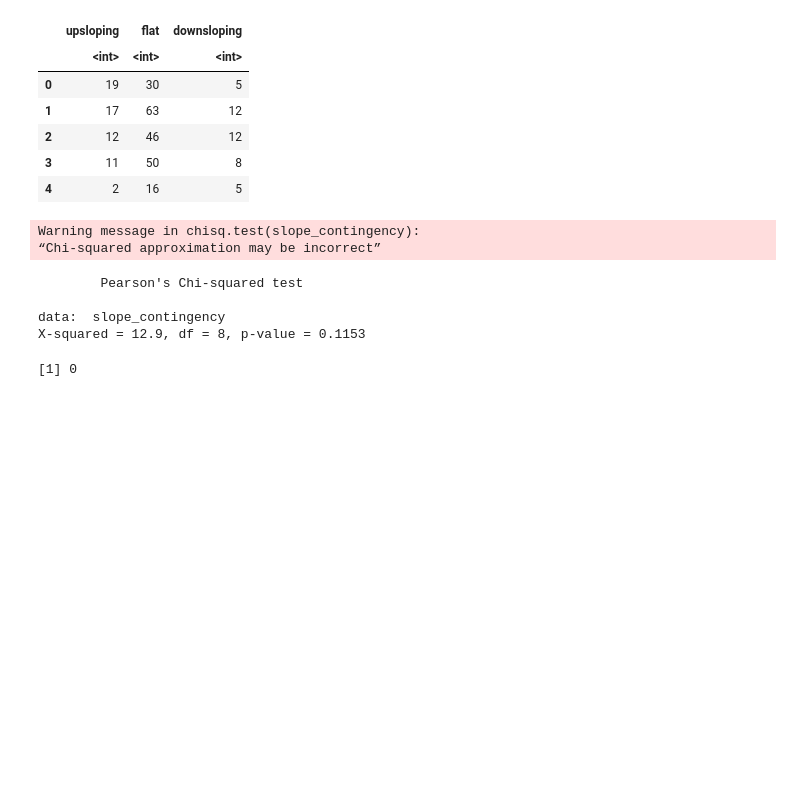
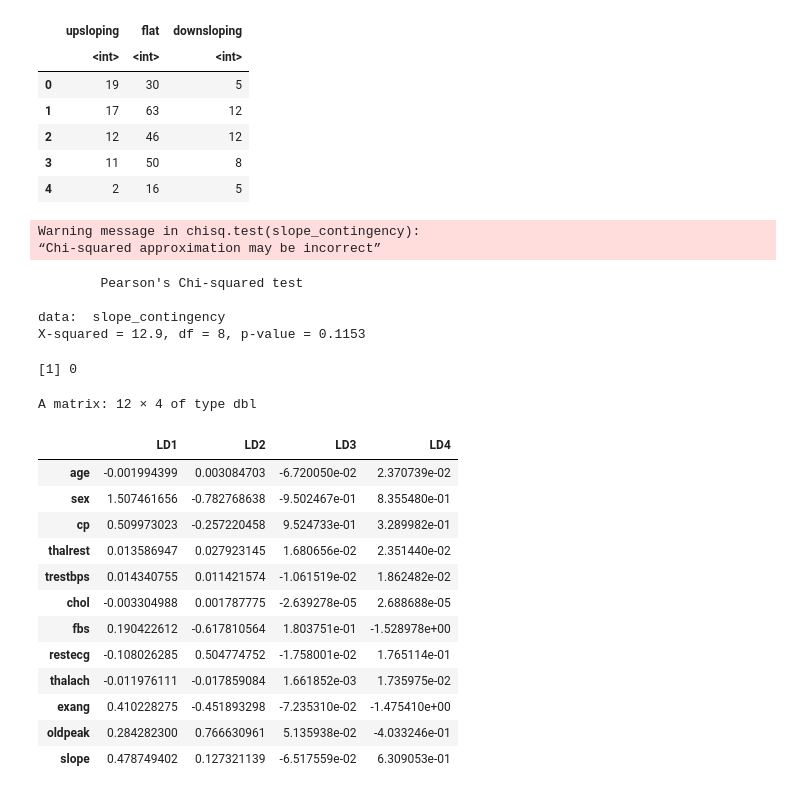
Before and after one commit to jerradmgenson/qdaim-proto, a Jupyter notebook: src/notebooks/Feature Selection.ipynb, the cells around one changed output. Drawn from its saved outputs; the diff is of its cells as text; code cells hidden in the pictures; blank space fills up the shorter version.

```diff
--- a/src/notebooks/Feature Selection.ipynb
+++ b/src/notebooks/Feature Selection.ipynb
@@ -46,7 +64,7 @@ summarize_dataset <- function(dataset) {
 # to the standard output stream.
 shapiro_by_class <- function(dataset, attribute) {
     for(num in 0:4) {
-        population <- dataset[data$num == num,][[attribute]]
+        population <- dataset[dataset$num == num,][[attribute]]
         normality <- shapiro.test(population)
         sprintf('Heart disease class %d Shapiro-Wilk p-value: %.4f\n',
                 num,
@@ -1169,3 +1153,36 @@ X-squared = 12.9, df = 8, p-value = 0.1153
 mutinformation(heart_disease_data$slope, heart_disease_data$num)
 # %% [output]
 [1] 0
+# %%
+# Linear Discriminant Analysis
+#
+# Based on LDA, we see that both slope and restecg are more
+# critical to the estimation of heart disease class than a
+# univariate analysis would imply. However, chol shows just
+# as weak of a correlation in LDA as it did in univariate
+# analysis. age, thalrest, trestbps, and thalach also command
+# a comparitively small significance in LDA, which is surprising,
+# given that these were quite strongly correlated with heart
+# disease class in the univariate analysis.
+interesting_columns <- heart_disease_data[, -c(13:16)]
+heart_disease_data_wo_na <- interesting_columns[complete.cases(interesting_columns),]
+lda_result <- lda(formula=num ~ age + sex + cp + thalrest + trestbps + chol + fbs + restecg + thalach + exang + oldpeak + slope,
+                  data=heart_disease_data_wo_na)
+
+#table(heart_disease_data_wo_na$num, lda_result$class, dnn=c('target', 'predicted'))
+lda_result$scaling
+# %% [output]
+A matrix: 12 × 4 of type dbl
+|  | LD1 | LD2 | LD3 | LD4 |
+| age | -0.001994399 | 0.003084703 | -6.720050e-02 | 2.370739e-02 |
+| sex | 1.507461656 | -0.782768638 | -9.502467e-01 | 8.355480e-01 |
+| cp | 0.509973023 | -0.257220458 | 9.524733e-01 | 3.289982e-01 |
+| thalrest | 0.013586947 | 0.027923145 | 1.680656e-02 | 2.351440e-02 |
+| trestbps | 0.014340755 | 0.011421574 | -1.061519e-02 | 1.862482e-02 |
+| chol | -0.003304988 | 0.001787775 | -2.639278e-05 | 2.688688e-05 |
+| fbs | 0.190422612 | -0.617810564 | 1.803751e-01 | -1.528978e+00 |
+| restecg | -0.108026285 | 0.504774752 | -1.758001e-02 | 1.765114e-01 |
+| thalach | -0.011976111 | -0.017859084 | 1.661852e-03 | 1.735975e-02 |
+| exang | 0.410228275 | -0.451893298 | -7.235310e-02 | -1.475410e+00 |
+| oldpeak | 0.284282300 | 0.766630961 | 5.135938e-02 | -4.033246e-01 |
+| slope | 0.478749402 | 0.127321139 | -6.517559e-02 | 6.309053e-01 |
```
Also changed, not shown: parts of 21 cells of this notebook.
